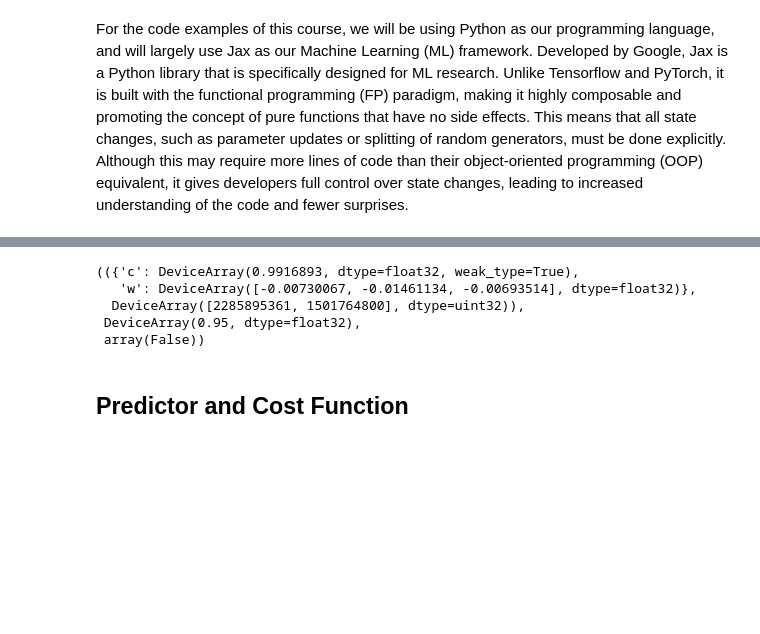
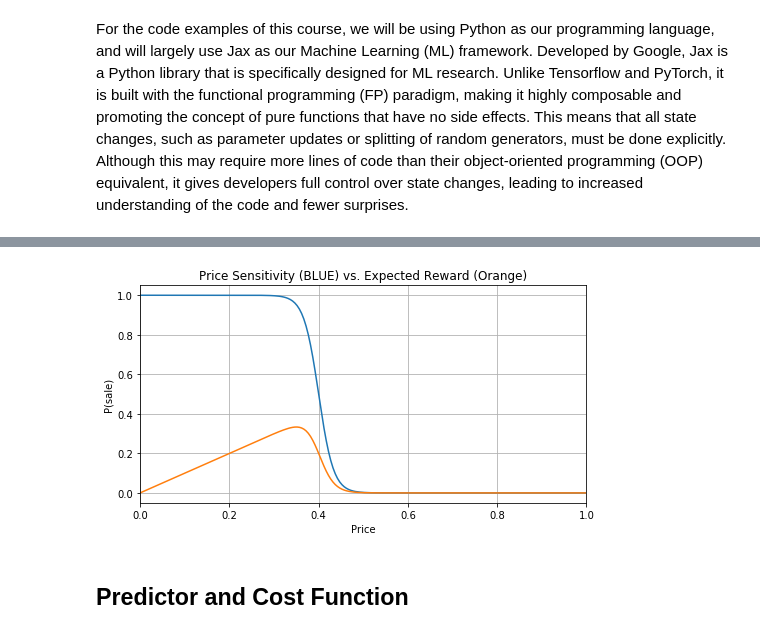
Before and after one commit to xanmendelsohn/Dynamic-Pricing-with-Reinforcement-Learning, a Jupyter notebook: multi-arm-bandits-JAX.ipynb, the cells around one changed output, grey strips where cells are left out. Drawn from its saved outputs; the diff is of its cells as text; code cells hidden in the pictures; blank space fills up the shorter version.

```diff
--- a/multi-arm-bandits-JAX.ipynb
+++ b/multi-arm-bandits-JAX.ipynb
@@ -61,0 +63,20 @@ _ = ax.set_xlim(0, 1)
+# %%
+def price_sensitivity_curve(r, a, b):
+    # a: slope
+    # b: horizontal shift
+    # scaling to (0,1) space
+    r = a*20*(r-0.5-b)
+    return 1-(1 / (1 + jnp.exp(-r)))
+
+FS = (8, 4)  # figure size
+r = jnp.linspace(0, 1, 200)
+_, ax = plt.subplots(figsize=FS)
+plt.plot(r, price_sensitivity_curve(r, PRICE_SENSITIVITY_PARMS[0][0], PRICE_SENSITIVITY_PARMS[0][1]))
+
+plt.plot(r, r*price_sensitivity_curve(r, PRICE_SENSITIVITY_PARMS[0][0], PRICE_SENSITIVITY_PARMS[0][1]))
+
+ax.grid()
+_ = ax.set(xlabel="Price", ylabel="P(sale)", title="Price Sensitivity (BLUE) vs. Expected Reward (Orange)")
+_ = ax.set_xlim(0, 1)
+# %% [output]
+[figure, added]
@@ -96,12 +152,3 @@ def visit(state, timestep, feature_list, price_list, price_sensitivity_parms, po
-# %%
-state = (params_init(len(FEATURE_SPACE[0])), random.PRNGKey(0))
-visit(state, 1, FEATURE_SPACE, PRICE_LIST, PRICE_SENSITIBITY_PARMS, epsilon_greedy_policy, logit_update)
-# %% [output]
-(({'c': DeviceArray(0.9916893, dtype=float32, weak_type=True),
-   'w': DeviceArray([-0.00730067, -0.01461134, -0.00693514], dtype=float32)},
-  DeviceArray([2285895361, 1501764800], dtype=uint32)),
- DeviceArray(0.95, dtype=float32),
- array(False))
 # %% [markdown]
 ## Predictor and Cost Function
 # %%
```
Also changed, not shown: parts of 18 cells of this notebook, 3 other files.
